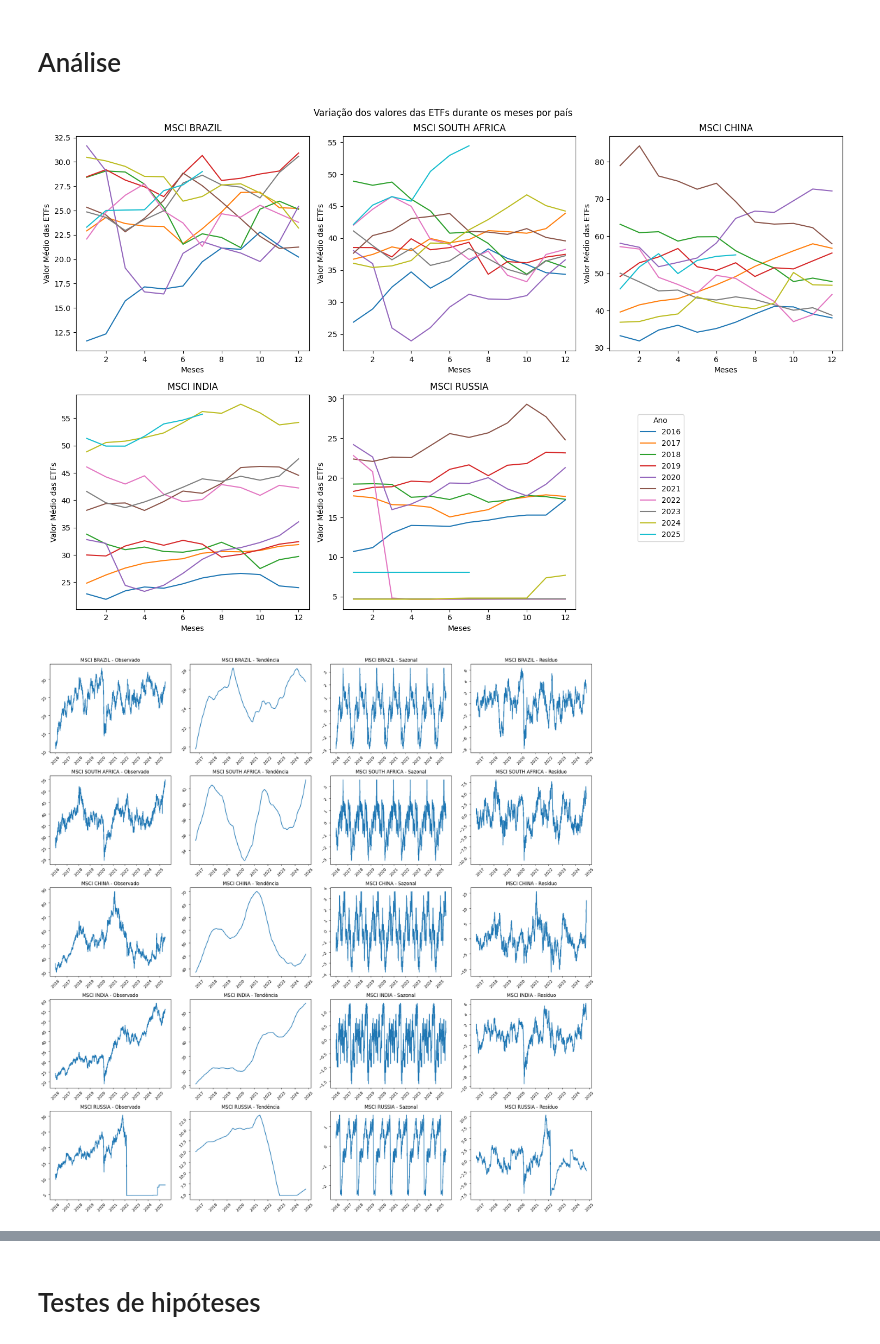
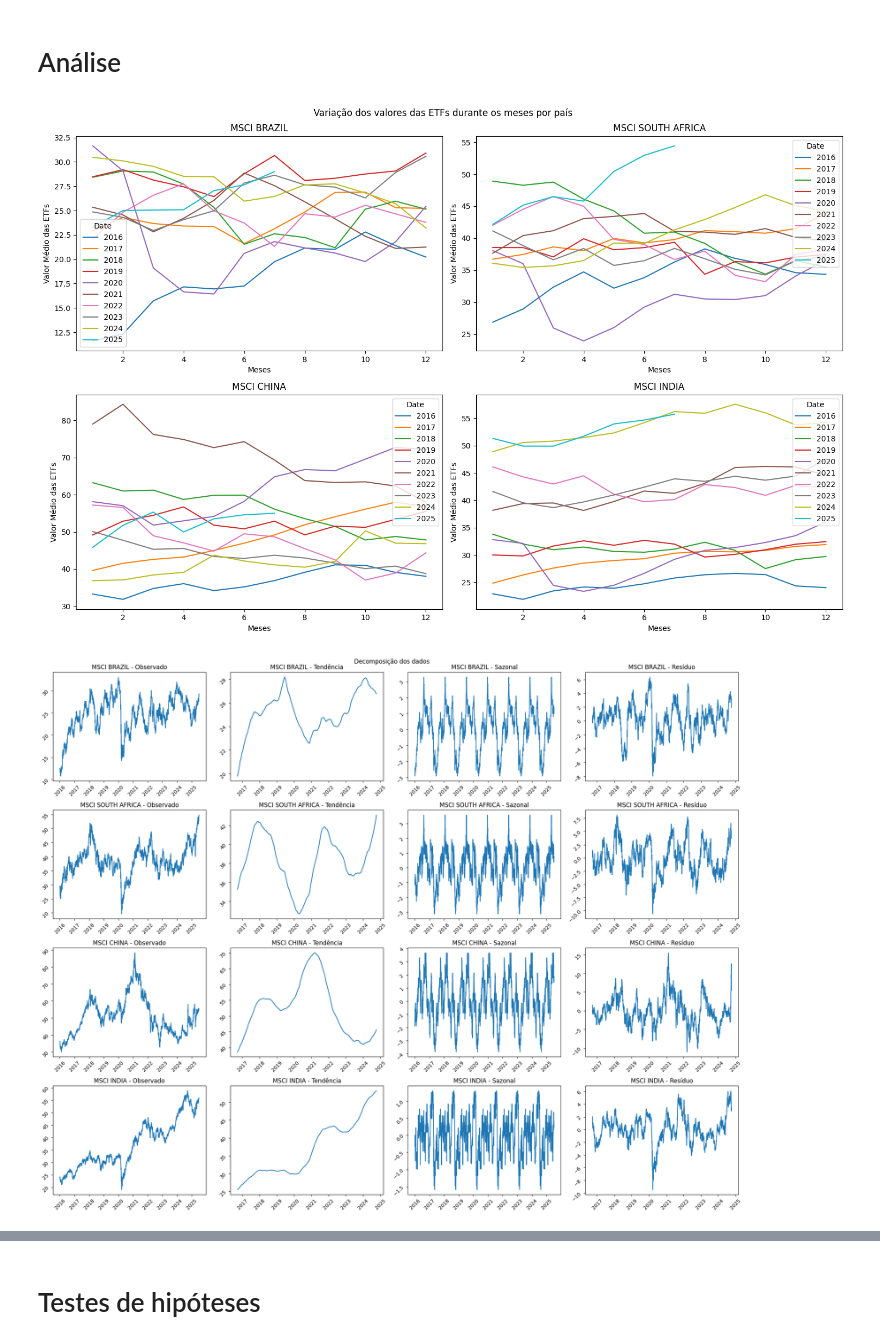
Before and after one commit to intelligent-life-paradox/ETF-Forecasting-and-Clustering, a Jupyter notebook: AnaliseExploratoria.ipynb, the cells around one changed output, grey strips where cells are left out. Saved outputs shown, nothing was run; the diff lists cells and outputs as text; code cells hidden in the pictures.

Commit message:
salva grafico

```diff
--- a/AnaliseExploratoria.ipynb
+++ b/AnaliseExploratoria.ipynb
@@ -16,7 +16,7 @@ import seaborn as sns
 import warnings
 warnings.filterwarnings('ignore')
 # %%
-paises_brics = ['MSCI BRAZIL', 'MSCI SOUTH AFRICA', 'MSCI CHINA', 'MSCI INDIA', 'MSCI RUSSIA']
+paises_brics = ['MSCI BRAZIL', 'MSCI SOUTH AFRICA', 'MSCI CHINA', 'MSCI INDIA']
 # %%
 etfs_brics = pd.read_csv('ETF_data_yfinance_formatado.csv', index_col='Date', parse_dates=True,
                         usecols=['Date']+paises_brics)
@@ -65,10 +72,8 @@ for pais in paises_brics:
     etfs_brics[pais] = pd.to_numeric(etfs_brics[pais])
 # %% [markdown]
 # Análise
-# %%
-ano_mes_media = etfs_brics.groupby([etfs_brics.index.year, etfs_brics.index.month])['MSCI BRAZIL'].mean()
 # %%
-fig, axs = plt.subplots(2, 3, figsize=(15, 10))
+fig, axs = plt.subplots(2, 2, figsize=(15, 10))
 axs = axs.flatten()
 
 for i, pais in enumerate(paises_brics):
@@ -87,54 +92,39 @@ for i, pais in enumerate(paises_brics):
     ax.set_xlabel('Meses')
     ax.set_ylabel('Valor Médio das ETFs')
 
-    if i == 0:
-        handles, labels = ax.get_legend_handles_labels()
-
-    ax.legend_.remove()
-
-for j in range(len(paises_brics), 6):
-    fig.delaxes(axs[j])
-
-fig.legend(
-    handles,
-    labels,
-    title='Ano',
-    loc='center right',
-    bbox_to_anchor=(0.8, 0.3),
-    ncol=1
-)
 
 plt.suptitle('Variação dos valores das ETFs durante os meses por país')
 plt.tight_layout()
 plt.show()
 # %% [output]
-[figure, old version]
+[figure, new version]
 # %%
-fig, axs = plt.subplots(len(paises_brics), 4, figsize=(20, 4 * len(paises_brics)))
+fig, axs = plt.subplots(4, 4, figsize=(20, 4 * len(paises_brics)))
 
 for i, pais in enumerate(paises_brics):
     serie = etfs_brics[pais].dropna()
 
     result = seasonal_decompose(serie, model='additive', period=365)
 
     axs[i, 0].plot(result.observed)
     axs[i, 0].set_title(f'{pais} - Observado')
 
     axs[i, 1].plot(result.trend)
     axs[i, 1].set_title(f'{pais} - Tendência')
 
     axs[i, 2].plot(result.seasonal)
     axs[i, 2].set_title(f'{pais} - Sazonal')
 
     axs[i, 3].plot(result.resid)
     axs[i, 3].set_title(f'{pais} - Resíduo')
 
     for j in range(4):
         axs[i, j].tick_params(labelrotation=45)
 
 plt.suptitle('Decomposição dos dados')
 plt.tight_layout()
+plt.savefig('graficos/decomp_dados.png')
 plt.show()
 # %% [output]
-[figure, old version]
+[figure, new version]
 # %%
```
Also changed, not shown: parts of 9 cells of this notebook, 1 other file.
